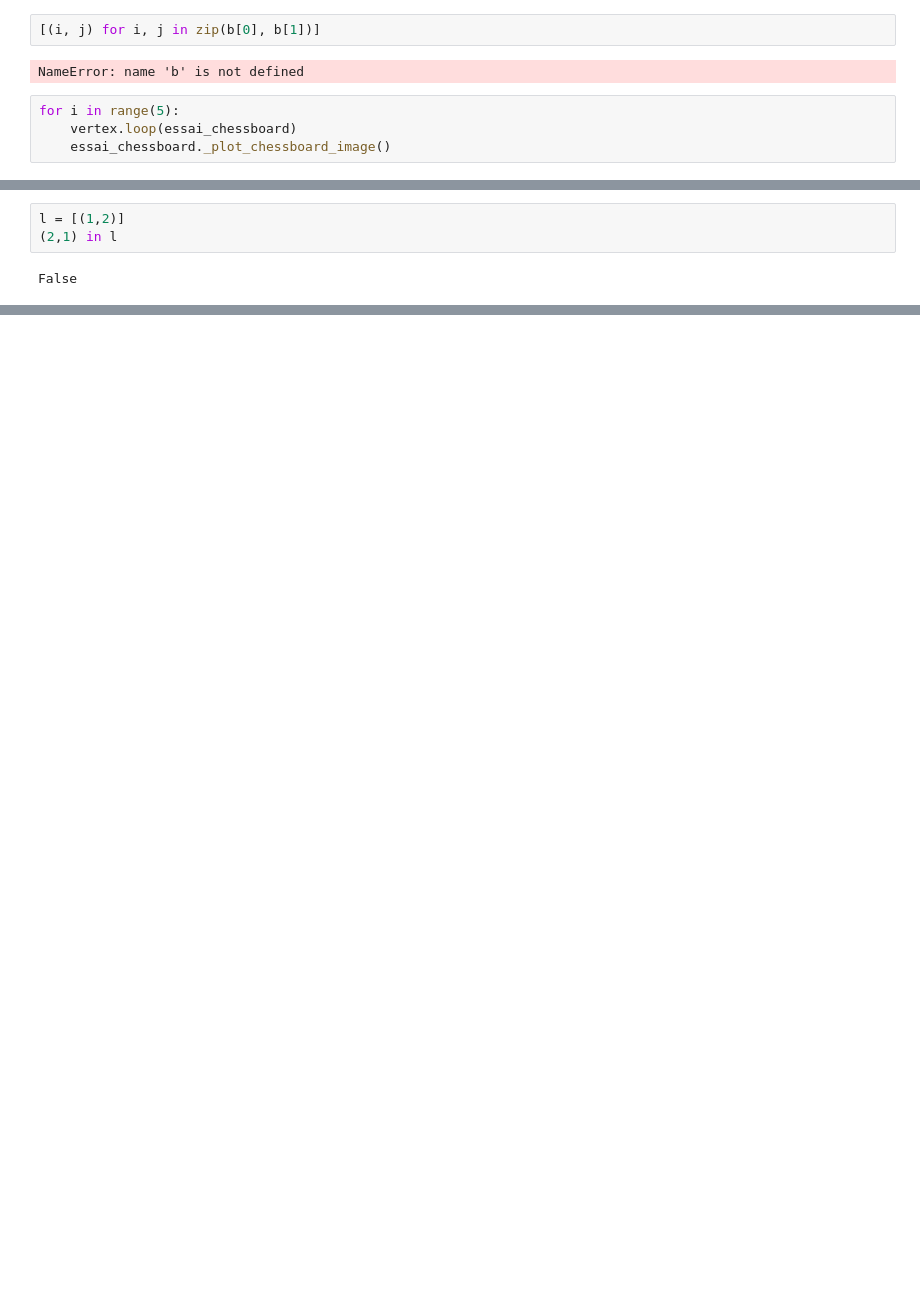
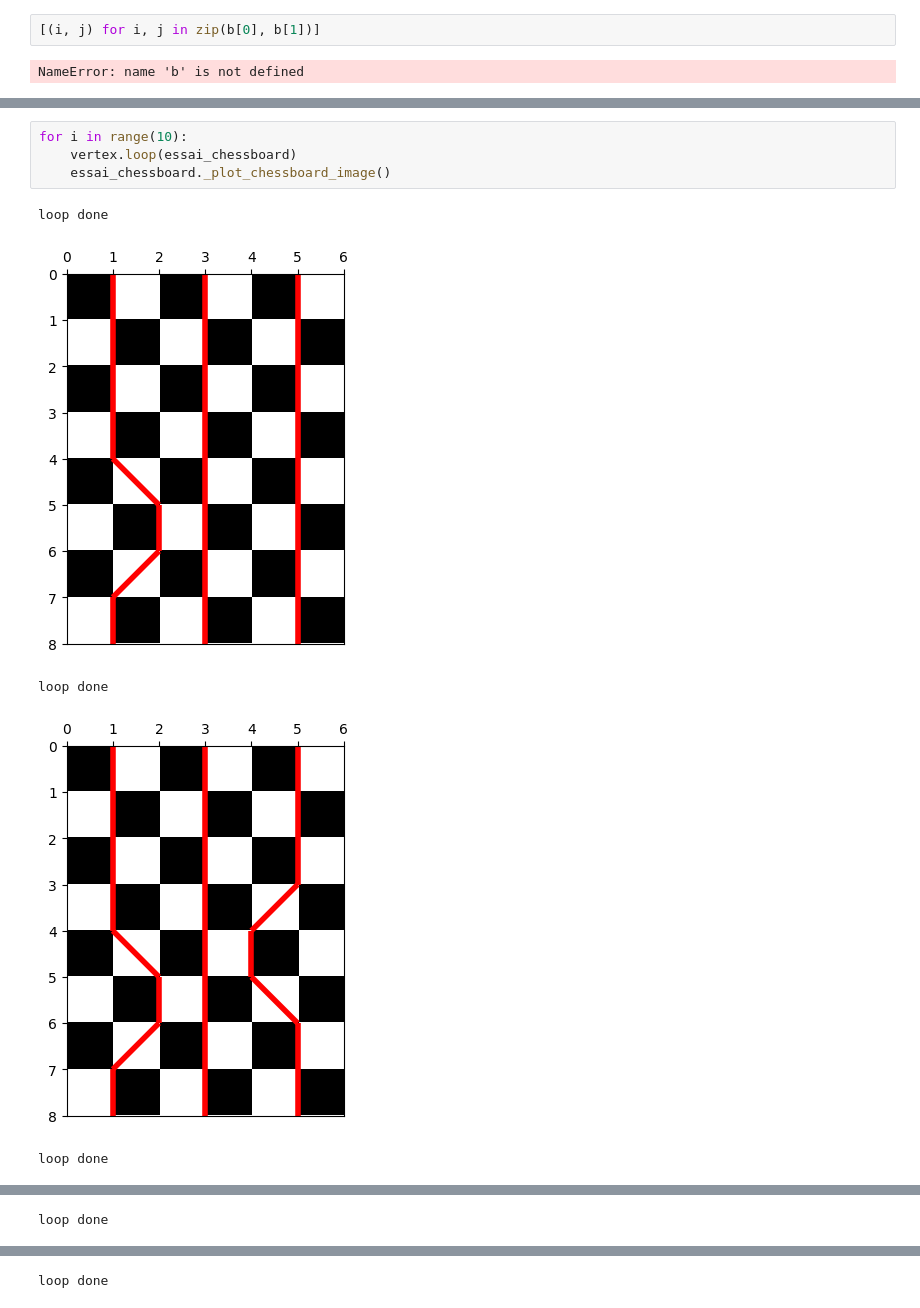
Before and after one commit to SimoneAusilio/qmc-algorithm-spin-system, a Jupyter notebook: Test_loop_update_NOTEBOOK.ipynb, the cells around one changed output, grey strips where cells are left out. Cells and saved outputs as stored; diff of their text form; blank space fills up the shorter version.

```diff
--- a/Test_loop_update_NOTEBOOK.ipynb
+++ b/Test_loop_update_NOTEBOOK.ipynb
@@ -13,7 +13,3 @@ essai_chessboard._plot_chessboard_image()
 [(i, j) for i, j in zip(b[0], b[1])]
 # %% [output]
 NameError: name 'b' is not defined
-# %%
-for i in range(5):
-    vertex.loop(essai_chessboard)
-    essai_chessboard._plot_chessboard_image()
@@ -115,5 +43,10 @@ essai_chessboard._plot_chessboard_image()
-# %%
-l = [(1,2)]
-(2,1) in l
-# %% [output]
-False
+# %%
+for i in range(10):
+    vertex.loop(essai_chessboard)
+    essai_chessboard._plot_chessboard_image()
+# %% [output]
+loop done
+[figure, added]
+loop done
+[figure, added]
+loop done
@@ -119,0 +54 @@ False
+loop done
@@ -119,0 +56 @@ False
+loop done
```
Also changed, not shown: parts of 5 cells of this notebook, 3 other files.
